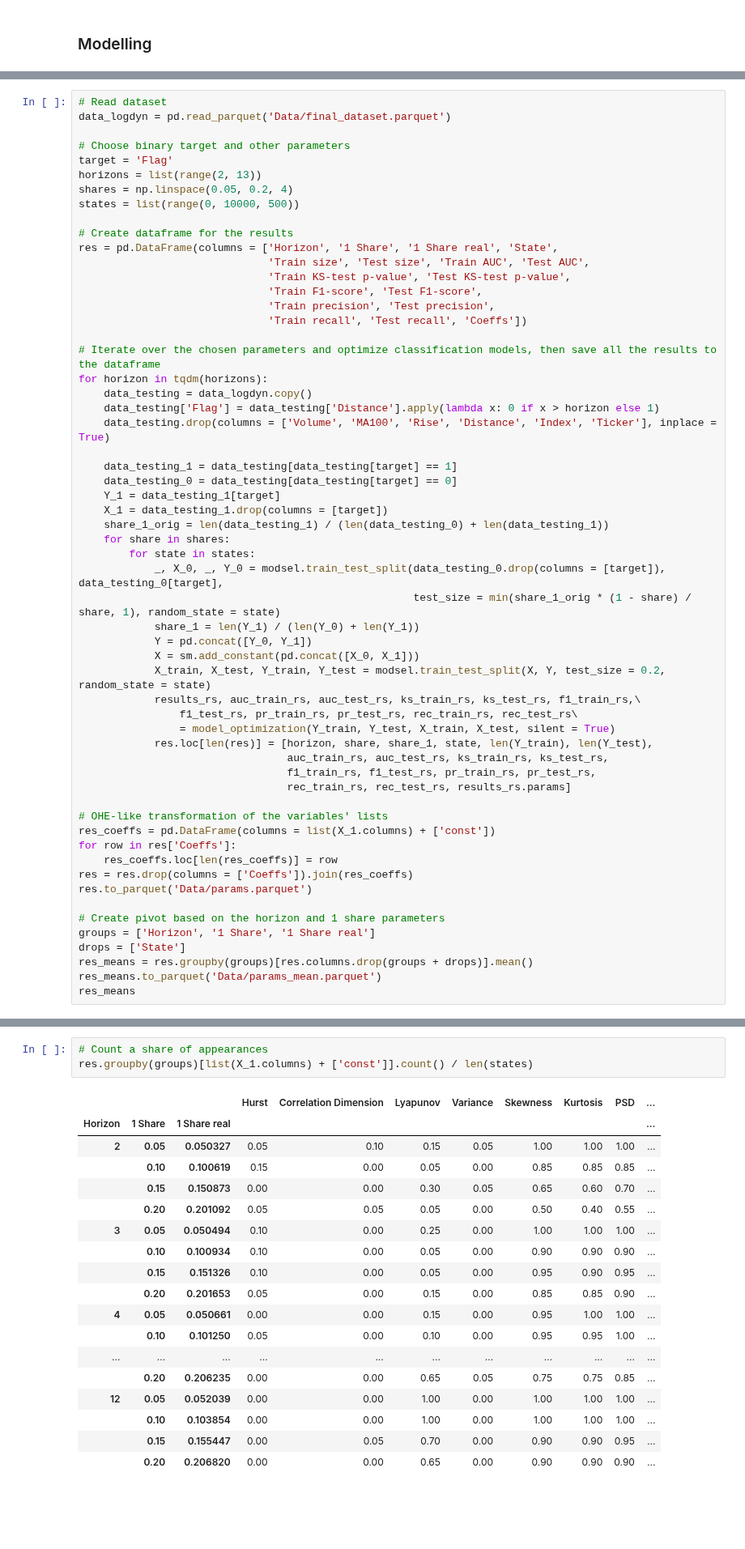
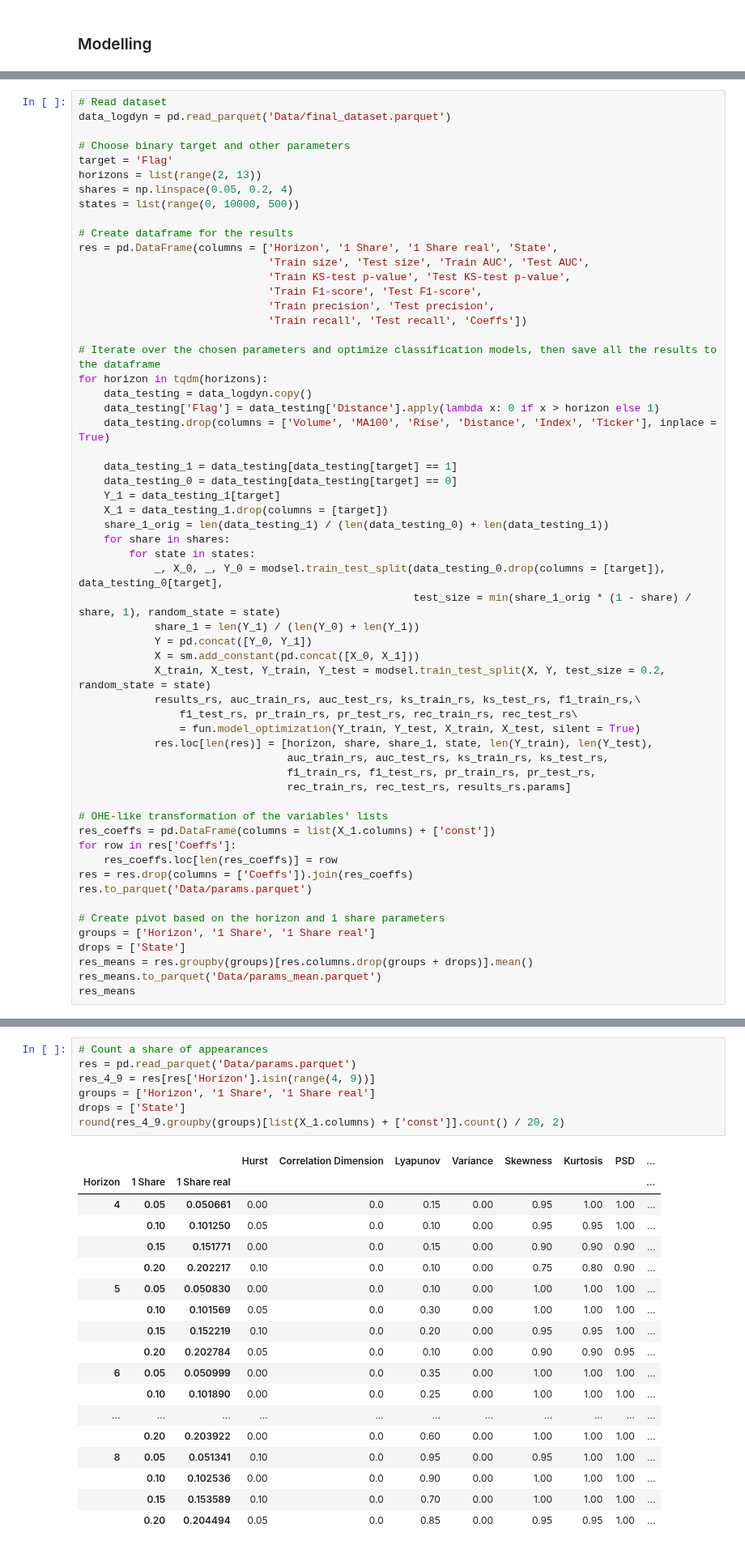
Before and after one commit to lebedevaale/early_warning_model, a Jupyter notebook: modelling.ipynb, the cells around one changed output, grey strips where cells are left out. Shown at 81% size. Cells and saved outputs as stored; diff of their text form; blank space fills up the shorter version.

```diff
--- a/modelling.ipynb
+++ b/modelling.ipynb
@@ -367,7 +105,7 @@ for horizon in tqdm(horizons):
             X_train, X_test, Y_train, Y_test = modsel.train_test_split(X, Y, test_size = 0.2, random_state = state)
             results_rs, auc_train_rs, auc_test_rs, ks_train_rs, ks_test_rs, f1_train_rs,\
                 f1_test_rs, pr_train_rs, pr_test_rs, rec_train_rs, rec_test_rs\
-                = model_optimization(Y_train, Y_test, X_train, X_test, silent = True)
+                = fun.model_optimization(Y_train, Y_test, X_train, X_test, silent = True)
             res.loc[len(res)] = [horizon, share, share_1, state, len(Y_train), len(Y_test),
                                  auc_train_rs, auc_test_rs, ks_train_rs, ks_test_rs,
                                  f1_train_rs, f1_test_rs, pr_train_rs, pr_test_rs,
@@ -429,23 +167,27 @@ const                                  -1.45
 dtype: float64
 # %%
 # Count a share of appearances
-res.groupby(groups)[list(X_1.columns) + ['const']].count() / len(states)
+res = pd.read_parquet('Data/params.parquet')
+res_4_9 = res[res['Horizon'].isin(range(4, 9))]
+groups = ['Horizon', '1 Share', '1 Share real']
+drops = ['State']
+round(res_4_9.groupby(groups)[list(X_1.columns) + ['const']].count() / 20, 2)
 # %% [output]
 |  |  |  | Hurst | Correlation Dimension | Lyapunov | Variance | Skewness | Kurtosis | PSD | ... |
 | Horizon | 1 Share | 1 Share real |  |  |  |  |  |  |  | ... |
-| 2 | 0.05 | 0.050327 | 0.05 | 0.10 | 0.15 | 0.05 | 1.00 | 1.00 | 1.00 | ... |
-|  | 0.10 | 0.100619 | 0.15 | 0.00 | 0.05 | 0.00 | 0.85 | 0.85 | 0.85 | ... |
-|  | 0.15 | 0.150873 | 0.00 | 0.00 | 0.30 | 0.05 | 0.65 | 0.60 | 0.70 | ... |
-|  | 0.20 | 0.201092 | 0.05 | 0.05 | 0.05 | 0.00 | 0.50 | 0.40 | 0.55 | ... |
-| 3 | 0.05 | 0.050494 | 0.10 | 0.00 | 0.25 | 0.00 | 1.00 | 1.00 | 1.00 | ... |
-|  | 0.10 | 0.100934 | 0.10 | 0.00 | 0.05 | 0.00 | 0.90 | 0.90 | 0.90 | ... |
-|  | 0.15 | 0.151326 | 0.10 | 0.00 | 0.05 | 0.00 | 0.95 | 0.90 | 0.95 | ... |
-|  | 0.20 | 0.201653 | 0.05 | 0.00 | 0.15 | 0.00 | 0.85 | 0.85 | 0.90 | ... |
-| 4 | 0.05 | 0.050661 | 0.00 | 0.00 | 0.15 | 0.00 | 0.95 | 1.00 | 1.00 | ... |
-|  | 0.10 | 0.101250 | 0.05 | 0.00 | 0.10 | 0.00 | 0.95 | 0.95 | 1.00 | ... |
+| 4 | 0.05 | 0.050661 | 0.00 | 0.0 | 0.15 | 0.00 | 0.95 | 1.00 | 1.00 | ... |
+|  | 0.10 | 0.101250 | 0.05 | 0.0 | 0.10 | 0.00 | 0.95 | 0.95 | 1.00 | ... |
+|  | 0.15 | 0.151771 | 0.00 | 0.0 | 0.15 | 0.00 | 0.90 | 0.90 | 0.90 | ... |
+|  | 0.20 | 0.202217 | 0.10 | 0.0 | 0.10 | 0.00 | 0.75 | 0.80 | 0.90 | ... |
+| 5 | 0.05 | 0.050830 | 0.00 | 0.0 | 0.10 | 0.00 | 1.00 | 1.00 | 1.00 | ... |
+|  | 0.10 | 0.101569 | 0.05 | 0.0 | 0.30 | 0.00 | 1.00 | 1.00 | 1.00 | ... |
+|  | 0.15 | 0.152219 | 0.10 | 0.0 | 0.20 | 0.00 | 0.95 | 0.95 | 1.00 | ... |
+|  | 0.20 | 0.202784 | 0.05 | 0.0 | 0.10 | 0.00 | 0.90 | 0.90 | 0.95 | ... |
+| 6 | 0.05 | 0.050999 | 0.00 | 0.0 | 0.35 | 0.00 | 1.00 | 1.00 | 1.00 | ... |
+|  | 0.10 | 0.101890 | 0.00 | 0.0 | 0.25 | 0.00 | 1.00 | 1.00 | 1.00 | ... |
 | ... | ... | ... | ... | ... | ... | ... | ... | ... | ... | ... |
-|  | 0.20 | 0.206235 | 0.00 | 0.00 | 0.65 | 0.05 | 0.75 | 0.75 | 0.85 | ... |
-| 12 | 0.05 | 0.052039 | 0.00 | 0.00 | 1.00 | 0.00 | 1.00 | 1.00 | 1.00 | ... |
-|  | 0.10 | 0.103854 | 0.00 | 0.00 | 1.00 | 0.00 | 1.00 | 1.00 | 1.00 | ... |
-|  | 0.15 | 0.155447 | 0.00 | 0.05 | 0.70 | 0.00 | 0.90 | 0.90 | 0.95 | ... |
-|  | 0.20 | 0.206820 | 0.00 | 0.00 | 0.65 | 0.00 | 0.90 | 0.90 | 0.90 | ... |
+|  | 0.20 | 0.203922 | 0.00 | 0.0 | 0.60 | 0.00 | 1.00 | 1.00 | 1.00 | ... |
+| 8 | 0.05 | 0.051341 | 0.10 | 0.0 | 0.95 | 0.00 | 0.95 | 1.00 | 1.00 | ... |
+|  | 0.10 | 0.102536 | 0.00 | 0.0 | 0.90 | 0.00 | 1.00 | 1.00 | 1.00 | ... |
+|  | 0.15 | 0.153589 | 0.10 | 0.0 | 0.70 | 0.00 | 1.00 | 1.00 | 1.00 | ... |
+|  | 0.20 | 0.204494 | 0.05 | 0.0 | 0.85 | 0.00 | 0.95 | 0.95 | 1.00 | ... |
```
Also changed, not shown: parts of 15 cells of this notebook, 2 other files.
